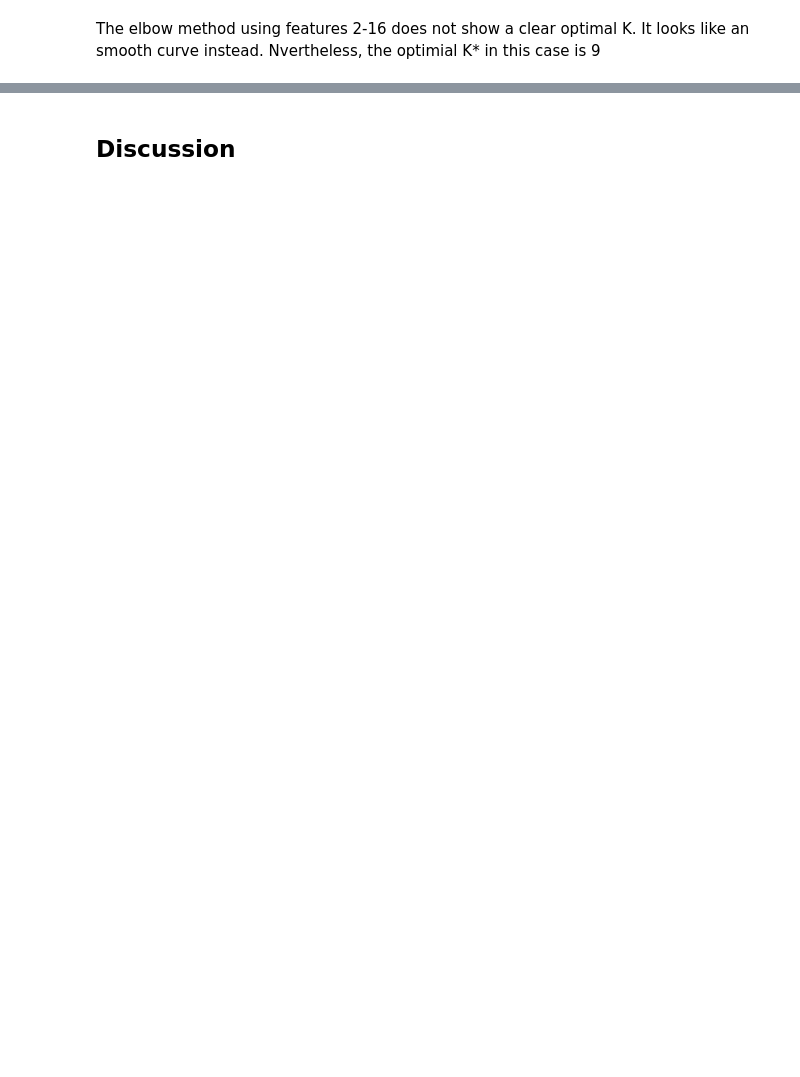
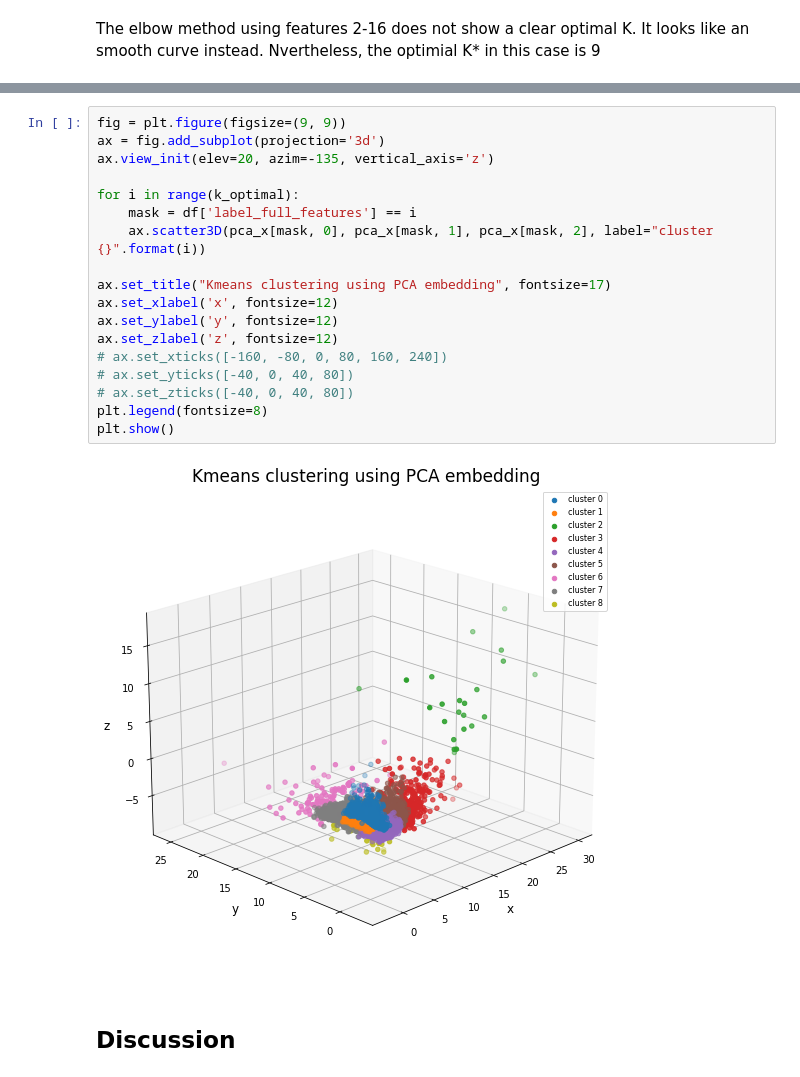
Before and after one commit to cristhianroman667/csce633_hw04, a Jupyter notebook: roman_cristhian_hw4_csce633.ipynb, the cells around one changed output, grey strips where cells are left out. Drawn from its saved outputs; the diff is of its cells as text; blank space fills up the shorter version.

```diff
--- a/roman_cristhian_hw4_csce633.ipynb
+++ b/roman_cristhian_hw4_csce633.ipynb
@@ -282,2 +308,22 @@ scatters
+# %%
+fig = plt.figure(figsize=(9, 9))
+ax = fig.add_subplot(projection='3d')
+ax.view_init(elev=20, azim=-135, vertical_axis='z')
+
+for i in range(k_optimal):
+    mask = df['label_full_features'] == i
+    ax.scatter3D(pca_x[mask, 0], pca_x[mask, 1], pca_x[mask, 2], label="cluster {}".format(i))
+
+ax.set_title("Kmeans clustering using PCA embedding", fontsize=17)
+ax.set_xlabel('x', fontsize=12)
+ax.set_ylabel('y', fontsize=12)
+ax.set_zlabel('z', fontsize=12)
+# ax.set_xticks([-160, -80, 0, 80, 160, 240])
+# ax.set_yticks([-40, 0, 40, 80])
+# ax.set_zticks([-40, 0, 40, 80])
+plt.legend(fontsize=8)
+plt.show()
+# %% [output]
+[figure, added]
 # %% [markdown]
 ## Discussion
```
Also changed, not shown: parts of 100 cells of this notebook.
